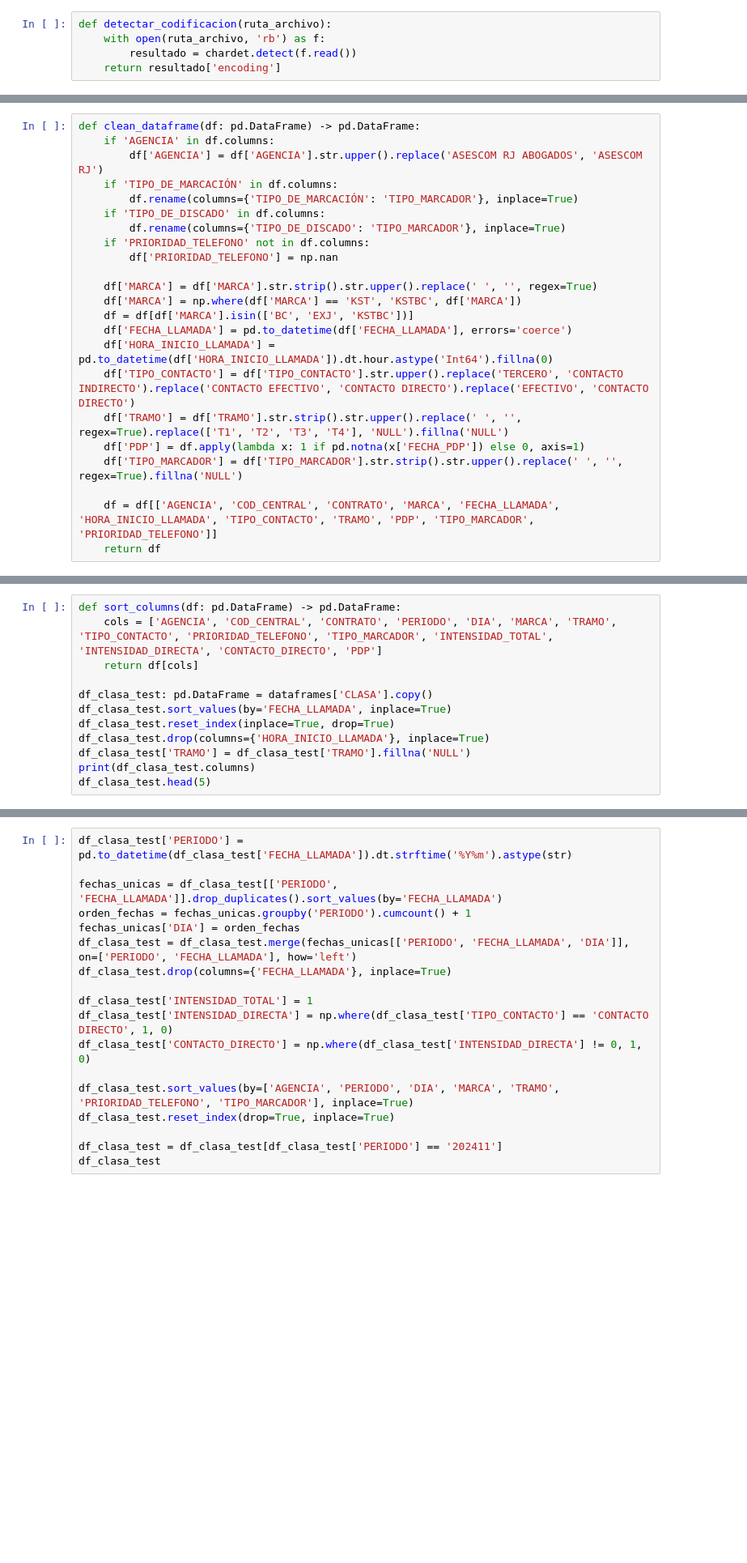
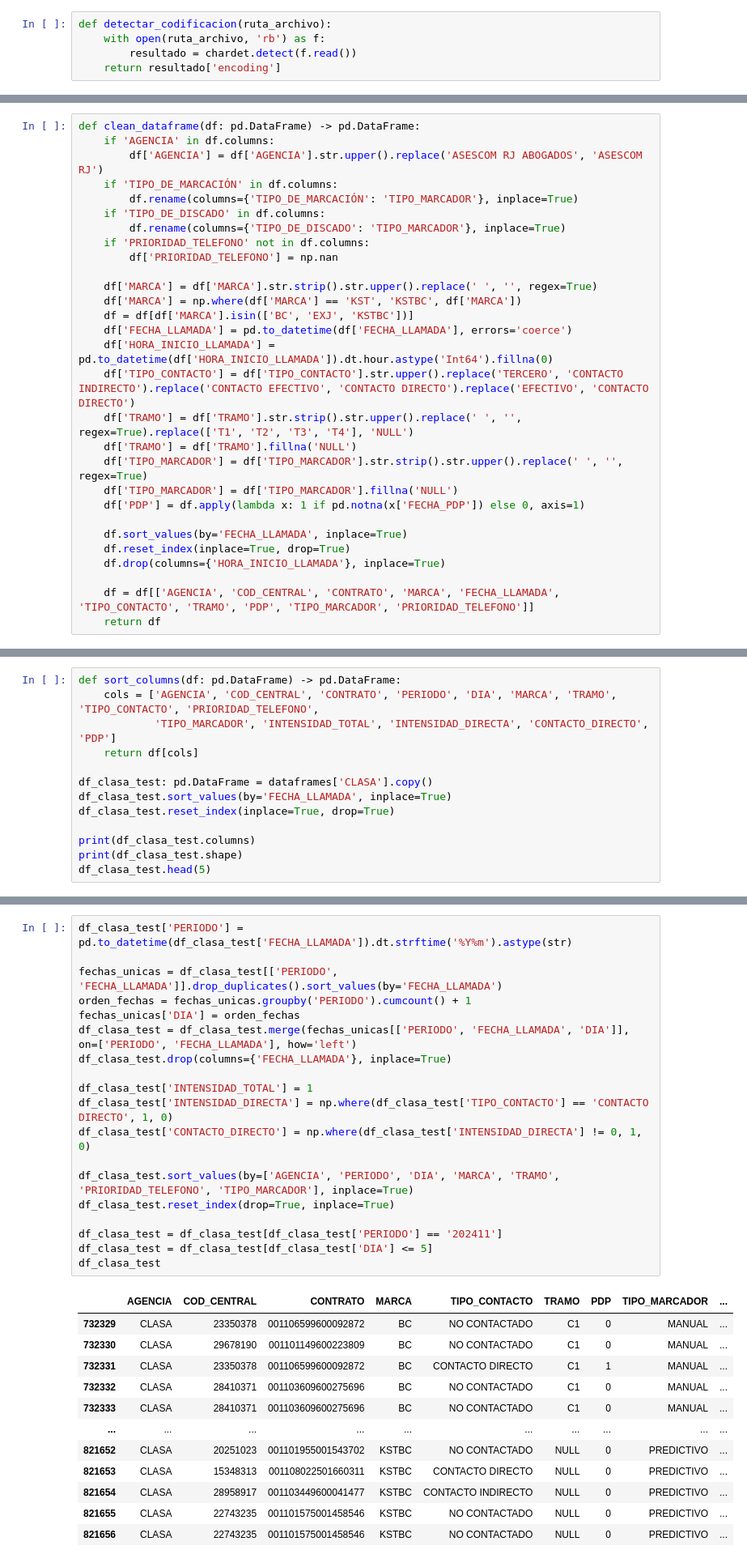
Before and after one commit to iriarteMirko/base-pagos, a Jupyter notebook: gestiones_agencias.ipynb, the cells around one changed output, grey strips where cells are left out. Shown at 81% size. Cells and saved outputs as stored; diff of their text form; blank space fills up the shorter version.

```diff
--- a/gestiones_agencias.ipynb
+++ b/gestiones_agencias.ipynb
@@ -66,11 +75,17 @@ def clean_dataframe(df: pd.DataFrame) -> pd.DataFrame:
     df['FECHA_LLAMADA'] = pd.to_datetime(df['FECHA_LLAMADA'], errors='coerce')
     df['HORA_INICIO_LLAMADA'] = pd.to_datetime(df['HORA_INICIO_LLAMADA']).dt.hour.astype('Int64').fillna(0)
     df['TIPO_CONTACTO'] = df['TIPO_CONTACTO'].str.upper().replace('TERCERO', 'CONTACTO INDIRECTO').replace('CONTACTO EFECTIVO', 'CONTACTO DIRECTO').replace('EFECTIVO', 'CONTACTO DIRECTO')
-    df['TRAMO'] = df['TRAMO'].str.strip().str.upper().replace(' ', '', regex=True).replace(['T1', 'T2', 'T3', 'T4'], 'NULL').fillna('NULL')
+    df['TRAMO'] = df['TRAMO'].str.strip().str.upper().replace(' ', '', regex=True).replace(['T1', 'T2', 'T3', 'T4'], 'NULL')
+    df['TRAMO'] = df['TRAMO'].fillna('NULL')
+    df['TIPO_MARCADOR'] = df['TIPO_MARCADOR'].str.strip().str.upper().replace(' ', '', regex=True)
+    df['TIPO_MARCADOR'] = df['TIPO_MARCADOR'].fillna('NULL')
     df['PDP'] = df.apply(lambda x: 1 if pd.notna(x['FECHA_PDP']) else 0, axis=1)
-    df['TIPO_MARCADOR'] = df['TIPO_MARCADOR'].str.strip().str.upper().replace(' ', '', regex=True).fillna('NULL')
 
-    df = df[['AGENCIA', 'COD_CENTRAL', 'CONTRATO', 'MARCA', 'FECHA_LLAMADA', 'HORA_INICIO_LLAMADA', 'TIPO_CONTACTO', 'TRAMO', 'PDP', 'TIPO_MARCADOR', 'PRIORIDAD_TELEFONO']]
+    df.sort_values(by='FECHA_LLAMADA', inplace=True)
+    df.reset_index(inplace=True, drop=True)
+    df.drop(columns={'HORA_INICIO_LLAMADA'}, inplace=True)
+
+    df = df[['AGENCIA', 'COD_CENTRAL', 'CONTRATO', 'MARCA', 'FECHA_LLAMADA', 'TIPO_CONTACTO', 'TRAMO', 'PDP', 'TIPO_MARCADOR', 'PRIORIDAD_TELEFONO']]
     return df
 # %%
 def consolidar_archivos(agencia_path: str, archivos: list) -> pd.DataFrame:
@@ -157,12 +179,13 @@ root.destroy()
 # %%
 def sort_columns(df: pd.DataFrame) -> pd.DataFrame:
-    cols = ['AGENCIA', 'COD_CENTRAL', 'CONTRATO', 'PERIODO', 'DIA', 'MARCA', 'TRAMO', 'TIPO_CONTACTO', 'PRIORIDAD_TELEFONO', 'TIPO_MARCADOR', 'INTENSIDAD_TOTAL', 'INTENSIDAD_DIRECTA', 'CONTACTO_DIRECTO', 'PDP']
+    cols = ['AGENCIA', 'COD_CENTRAL', 'CONTRATO', 'PERIODO', 'DIA', 'MARCA', 'TRAMO', 'TIPO_CONTACTO', 'PRIORIDAD_TELEFONO',
+            'TIPO_MARCADOR', 'INTENSIDAD_TOTAL', 'INTENSIDAD_DIRECTA', 'CONTACTO_DIRECTO', 'PDP']
     return df[cols]
 
 df_clasa_test: pd.DataFrame = dataframes['CLASA'].copy()
 df_clasa_test.sort_values(by='FECHA_LLAMADA', inplace=True)
 df_clasa_test.reset_index(inplace=True, drop=True)
-df_clasa_test.drop(columns={'HORA_INICIO_LLAMADA'}, inplace=True)
-df_clasa_test['TRAMO'] = df_clasa_test['TRAMO'].fillna('NULL')
+
 print(df_clasa_test.columns)
+print(df_clasa_test.shape)
 df_clasa_test.head(5)
@@ -169,18 +203,32 @@ df_clasa_test.head(5)
 # %%
 df_clasa_test['PERIODO'] = pd.to_datetime(df_clasa_test['FECHA_LLAMADA']).dt.strftime('%Y%m').astype(str)
 
 fechas_unicas = df_clasa_test[['PERIODO', 'FECHA_LLAMADA']].drop_duplicates().sort_values(by='FECHA_LLAMADA')
 orden_fechas = fechas_unicas.groupby('PERIODO').cumcount() + 1
 fechas_unicas['DIA'] = orden_fechas
 df_clasa_test = df_clasa_test.merge(fechas_unicas[['PERIODO', 'FECHA_LLAMADA', 'DIA']], on=['PERIODO', 'FECHA_LLAMADA'], how='left')
 df_clasa_test.drop(columns={'FECHA_LLAMADA'}, inplace=True)
 
 df_clasa_test['INTENSIDAD_TOTAL'] = 1
 df_clasa_test['INTENSIDAD_DIRECTA'] = np.where(df_clasa_test['TIPO_CONTACTO'] == 'CONTACTO DIRECTO', 1, 0)
 df_clasa_test['CONTACTO_DIRECTO'] = np.where(df_clasa_test['INTENSIDAD_DIRECTA'] != 0, 1, 0)
 
 df_clasa_test.sort_values(by=['AGENCIA', 'PERIODO', 'DIA', 'MARCA', 'TRAMO', 'PRIORIDAD_TELEFONO', 'TIPO_MARCADOR'], inplace=True)
 df_clasa_test.reset_index(drop=True, inplace=True)
 
 df_clasa_test = df_clasa_test[df_clasa_test['PERIODO'] == '202411']
+df_clasa_test = df_clasa_test[df_clasa_test['DIA'] <= 5]
 df_clasa_test
+# %% [output]
+|  | AGENCIA | COD_CENTRAL | CONTRATO | MARCA | TIPO_CONTACTO | TRAMO | PDP | TIPO_MARCADOR | ... |
+| 732329 | CLASA | 23350378 | 001106599600092872 | BC | NO CONTACTADO | C1 | 0 | MANUAL | ... |
+| 732330 | CLASA | 29678190 | 001101149600223809 | BC | NO CONTACTADO | C1 | 0 | MANUAL | ... |
+| 732331 | CLASA | 23350378 | 001106599600092872 | BC | CONTACTO DIRECTO | C1 | 1 | MANUAL | ... |
+| 732332 | CLASA | 28410371 | 001103609600275696 | BC | NO CONTACTADO | C1 | 0 | MANUAL | ... |
+| 732333 | CLASA | 28410371 | 001103609600275696 | BC | NO CONTACTADO | C1 | 0 | MANUAL | ... |
+| ... | ... | ... | ... | ... | ... | ... | ... | ... | ... |
+| 821652 | CLASA | 20251023 | 001101955001543702 | KSTBC | NO CONTACTADO | NULL | 0 | PREDICTIVO | ... |
+| 821653 | CLASA | 15348313 | 001108022501660311 | KSTBC | CONTACTO DIRECTO | NULL | 0 | PREDICTIVO | ... |
+| 821654 | CLASA | 28958917 | 001103449600041477 | KSTBC | CONTACTO INDIRECTO | NULL | 0 | PREDICTIVO | ... |
+| 821655 | CLASA | 22743235 | 001101575001458546 | KSTBC | NO CONTACTADO | NULL | 0 | PREDICTIVO | ... |
+| 821656 | CLASA | 22743235 | 001101575001458546 | KSTBC | NO CONTACTADO | NULL | 0 | PREDICTIVO | ... |
```
Also changed, not shown: parts of 25 cells of this notebook, 3 other files.
